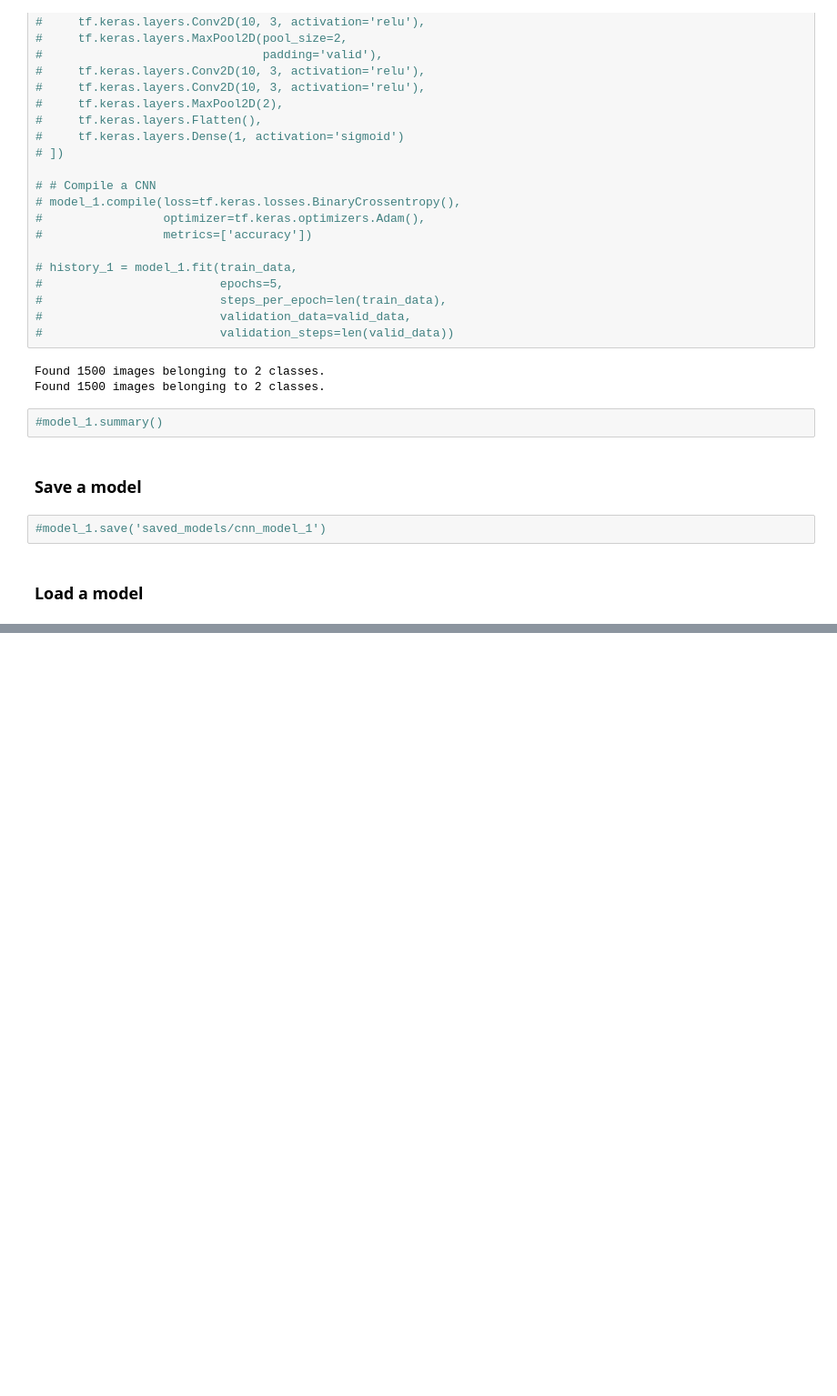
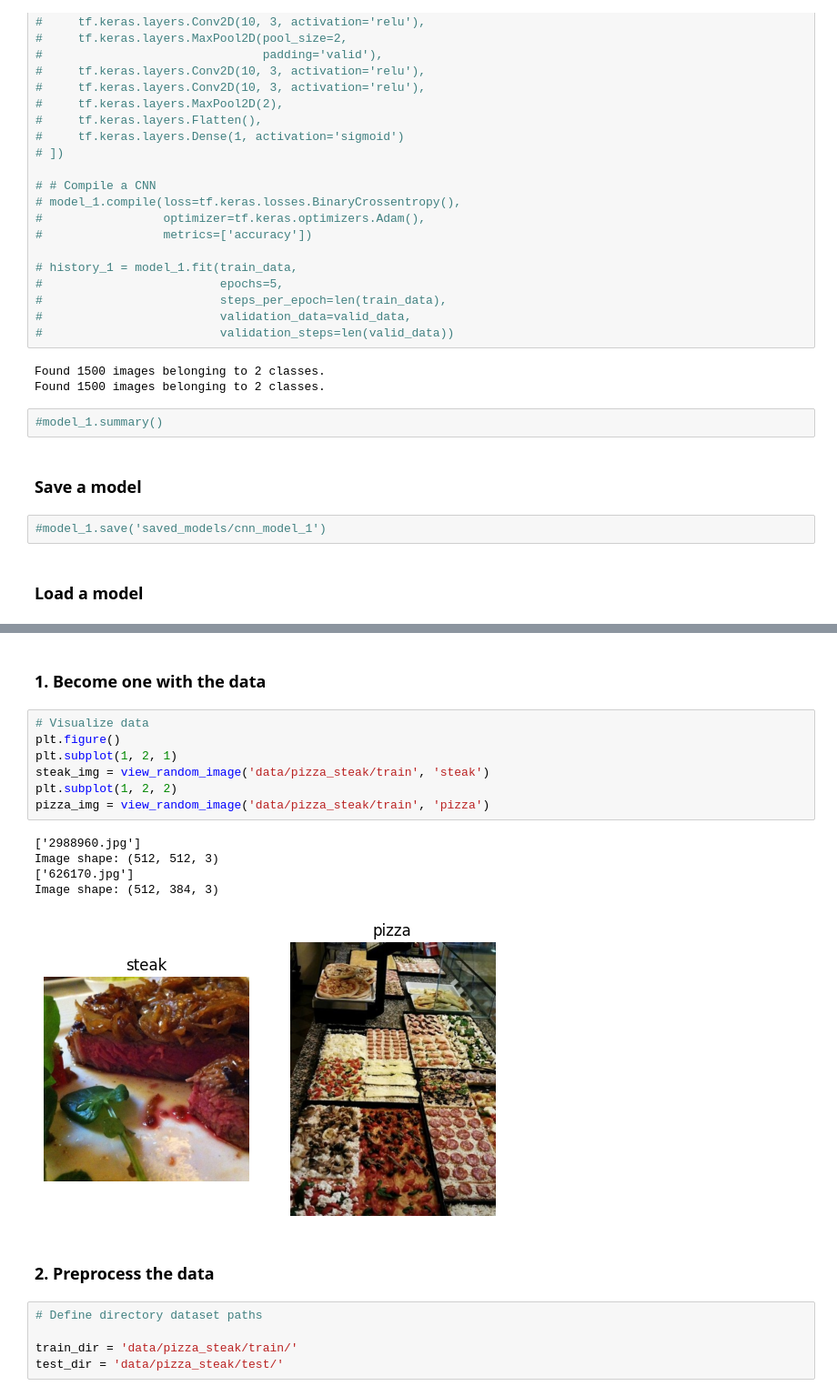
Before and after one commit to pawel-grzeszczyk/TensorFlow-and-Deep-Learning-Fundamentals, a Jupyter notebook: 03_intro_to_computer_vision_with_tf.ipynb, the cells around one changed output, grey strips where cells are left out. Shown at 91% size. Saved outputs shown, nothing was run; the diff lists cells and outputs as text; blank space fills up the shorter version.

```diff
--- a/03_intro_to_computer_vision_with_tf.ipynb
+++ b/03_intro_to_computer_vision_with_tf.ipynb
@@ -236,0 +376,22 @@ _________________________________________________________________
+# %% [markdown]
+### **1. Become one with the data**
+# %%
+# Visualize data
+plt.figure()
+plt.subplot(1, 2, 1)
+steak_img = view_random_image('data/pizza_steak/train', 'steak')
+plt.subplot(1, 2, 2)
+pizza_img = view_random_image('data/pizza_steak/train', 'pizza')
+# %% [output]
+['2988960.jpg']
+Image shape: (512, 512, 3)
+['626170.jpg']
+Image shape: (512, 384, 3)
+[figure, added]
+# %% [markdown]
+### **2. Preprocess the data**
+# %%
+# Define directory dataset paths
+
+train_dir = 'data/pizza_steak/train/'
+test_dir = 'data/pizza_steak/test/'
```
Also changed, not shown: parts of 27 cells of this notebook.
